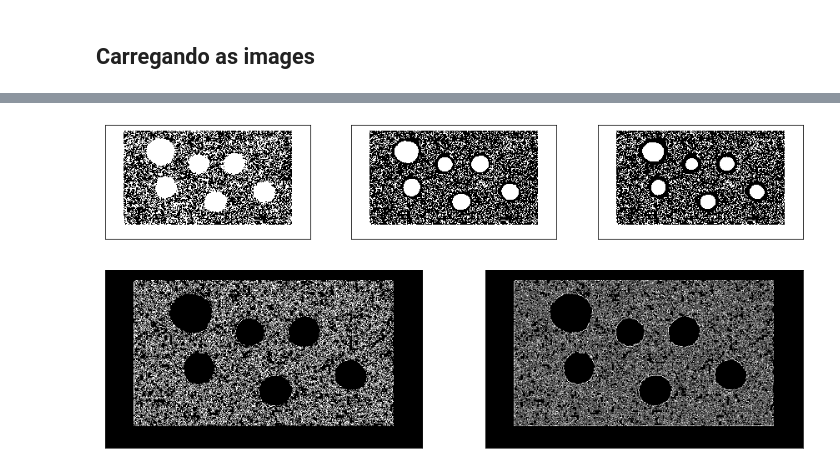
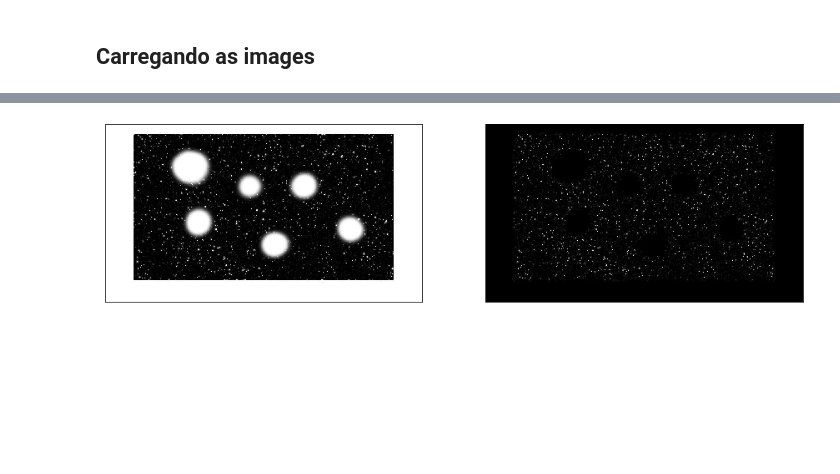
Before and after one commit to achiaver/computer_vision, a Jupyter notebook: trabalho_05/notebooks/trabalho_05.ipynb, the cells around one changed output, grey strips where cells are left out. Drawn from its saved outputs; the diff is of its cells as text; code cells hidden in the pictures; blank space fills up the shorter version.

```diff
--- a/trabalho_05/notebooks/trabalho_05.ipynb
+++ b/trabalho_05/notebooks/trabalho_05.ipynb
@@ -19,0 +34,13 @@ import matplotlib.pyplot as plt
+# %%
+def plota(img, num):
+    fig = plt.figure(figsize = (15, 9))
+    grid = plt.GridSpec(1, num, fig)
+
+    for i in range(num):
+        ax = fig.add_subplot(grid[0, i])
+        ax.imshow(img[i], cmap = 'gray')
+        ax.set_xticks([])
+        ax.set_yticks([])
+
+
+    return fig
@@ -20,5 +54,5 @@ import matplotlib.pyplot as plt
 # %% [markdown]
 ## Carregando as images
 # %%
-cosmos_entrada = cv.imread('../images/cosmos_original.jpg', 0)
-cosmos_saida = cv.imread('../images/img_final.jpg', 0)
+entrada = cv.imread('../images/cosmos_original.jpg', 0)
+saida = cv.imread('../images/img_final.jpg', 0)
@@ -166,25 +59,5 @@ cosmos_test_2 = img2binary(cosmos_diff, 200)
-# %%
-fig = plt.figure(figsize = (15, 9))
-
-grid = plt.GridSpec(1, 3, fig)
-
-ax0 = fig.add_subplot(grid[0, 0])
-ax1 = fig.add_subplot(grid[0, 1])
-ax2 = fig.add_subplot(grid[0, 2])
-
-ax0.imshow(cosmos_test_0, cmap = 'gray')
-ax0.set_xticks([])
-ax0.set_yticks([])
-
-ax1.imshow(cosmos_test_1, cmap = 'gray')
-ax1.set_xticks([])
-ax1.set_yticks([])
-
-ax2.imshow(cosmos_test_2, cmap = 'gray')
-ax2.set_xticks([])
-ax2.set_yticks([])
-
-plt.show()
-# %% [output]
-[figure, removed]
+# %%
+fig = plota([entrada, saida], 2)
+# %% [output]
+[figure, added]
 # %%
@@ -193,19 +65,0 @@ cosmos_sob = sobel(cosmos_test_0.astype(np.uint8))
-# %%
-fig = plt.figure(figsize = (15, 9))
-
-grid = plt.GridSpec(1, 2, fig)
-
-ax0 = fig.add_subplot(grid[0, 0])
-ax1 = fig.add_subplot(grid[0, 1])
-
-ax0.imshow(cosmos_rob, cmap = 'gray')
-ax0.set_xticks([])
-ax0.set_yticks([])
-
-ax1.imshow(cosmos_sob, cmap = 'gray')
-ax1.set_xticks([])
-ax1.set_yticks([])
-
-plt.show()
-# %% [output]
-[figure, removed]
```
Also changed, not shown: parts of 34 cells of this notebook, 1 other file.
